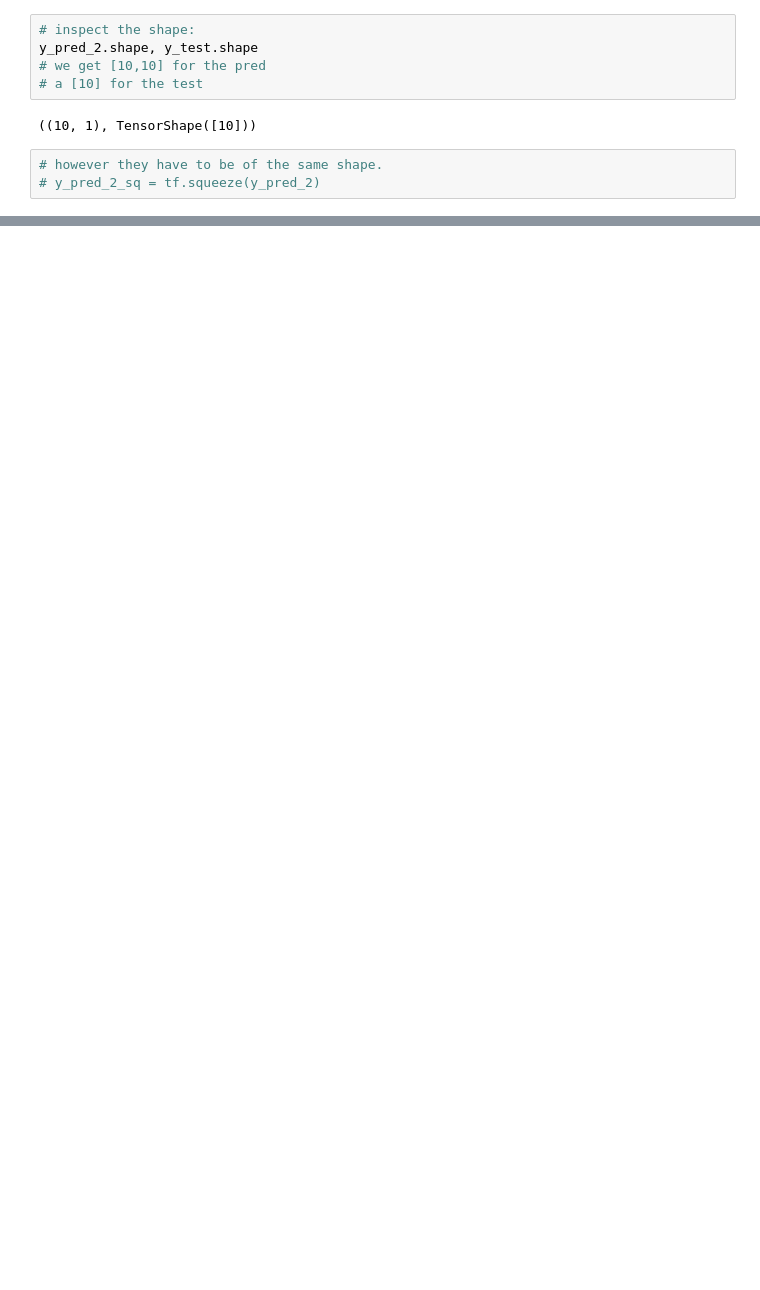
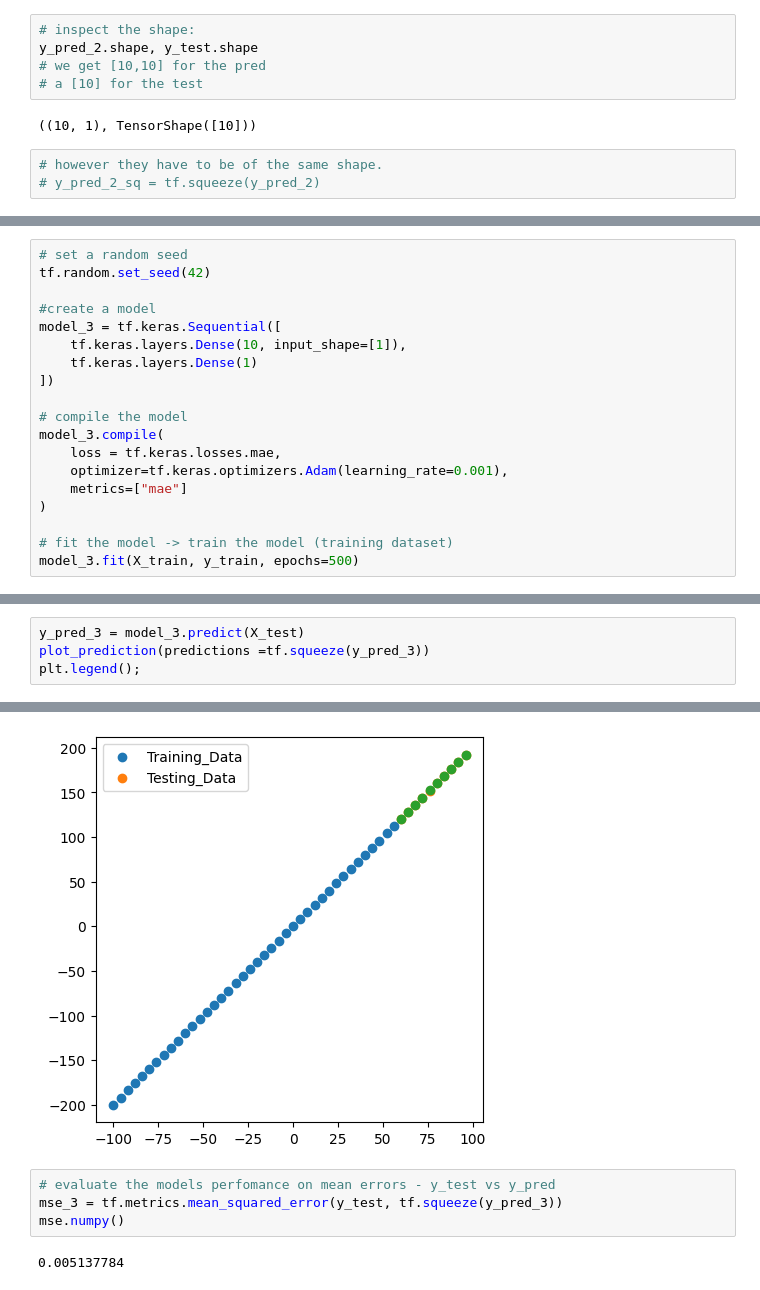
Before and after one commit to machiobrian/Night, a Jupyter notebook: reg_models.ipynb, the cells around one changed output, grey strips where cells are left out. Cells and saved outputs as stored; diff of their text form; blank space fills up the shorter version.

```diff
--- a/reg_models.ipynb
+++ b/reg_models.ipynb
@@ -486,0 +497,19 @@ plot_prediction(predictions=tf.squeeze(y_pred_2))
+# %%
+# set a random seed
+tf.random.set_seed(42)
+
+#create a model
+model_3 = tf.keras.Sequential([
+    tf.keras.layers.Dense(10, input_shape=[1]),
+    tf.keras.layers.Dense(1)
+])
+
+# compile the model
+model_3.compile(
+    loss = tf.keras.losses.mae,
+    optimizer=tf.keras.optimizers.Adam(learning_rate=0.001),
+    metrics=["mae"]
+)
+
+# fit the model -> train the model (training dataset)
+model_3.fit(X_train, y_train, epochs=500)
@@ -486,0 +535,5 @@ plot_prediction(predictions=tf.squeeze(y_pred_2))
+# %%
+y_pred_3 = model_3.predict(X_test)
+plot_prediction(predictions =tf.squeeze(y_pred_3))
+plt.legend();
+# %% [output]
@@ -486,0 +541,7 @@ plot_prediction(predictions=tf.squeeze(y_pred_2))
+[figure, added]
+# %%
+# evaluate the models perfomance on mean errors - y_test vs y_pred
+mse_3 = tf.metrics.mean_squared_error(y_test, tf.squeeze(y_pred_3))
+mse.numpy()
+# %% [output]
+0.005137784
```
Also changed, not shown: parts of 29 cells of this notebook, 9 other files.
